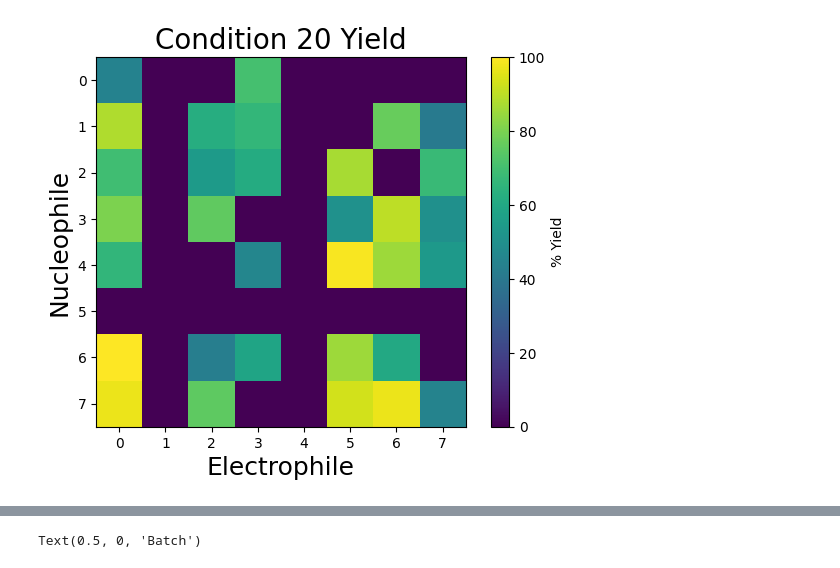
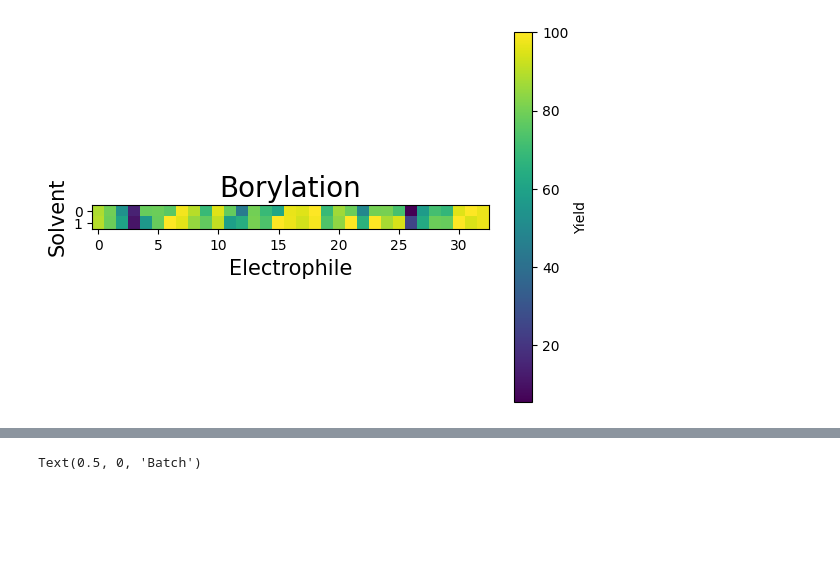
Before and after one commit to ssivilotti/condition_set_opt, a Jupyter notebook: dataset_analysis.ipynb, the cells around one changed output, grey strips where cells are left out. Cells and saved outputs as stored; diff of their text form; code cells hidden in the pictures; blank space fills up the shorter version.

```diff
--- a/dataset_analysis.ipynb
+++ b/dataset_analysis.ipynb
@@ -68,4 +18,0 @@ etoh.head()
-# %%
-etoh['solvent'] = 'etoh'
-meoh['solvent'] = 'meoh'
-borylation = pd.concat([etoh, meoh], ignore_index=True)
@@ -181,4 +19,4 @@ show_conditions(aryl_scope_mat.T, (best_cond_2[0][np.argmax(best_cond_2[1])][0],
-# %%
-show_conditions(aryl_scope_mat.T, (best_cond_2[0][np.argmax(best_cond_2[1])][1],), threshold=40, xlabel='Electrophile', ylabel='Nucleophile')
-# %% [output]
-[figure, removed]
+# %%
+borylation.plot_surface('borylation', 'Yield', 'Borylation')
+# %% [output]
+[figure, added]
```
Also changed, not shown: parts of 51 cells of this notebook, 7 other files.
